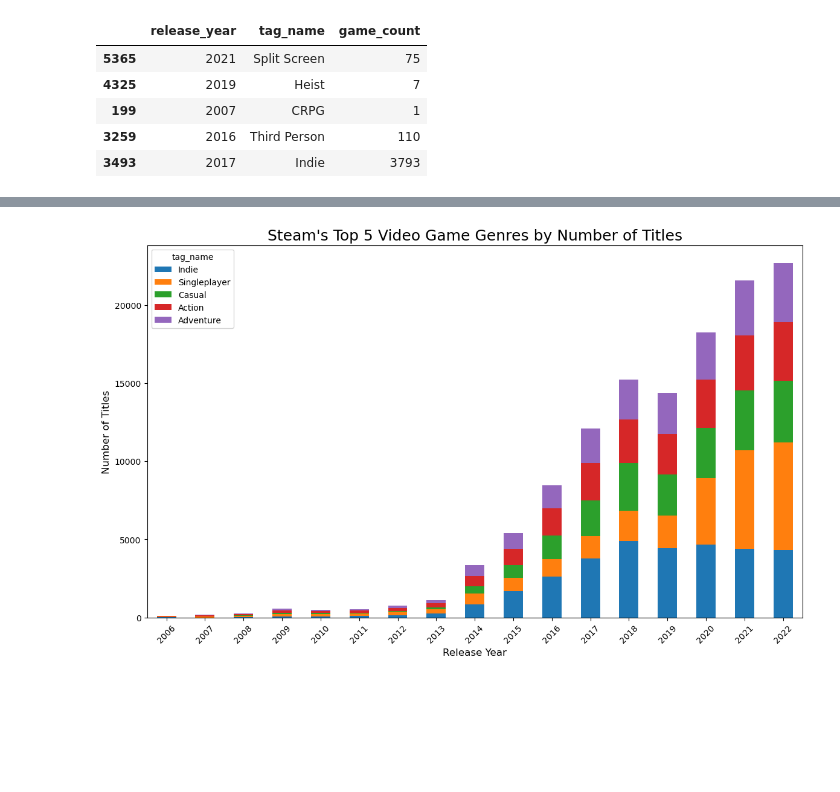
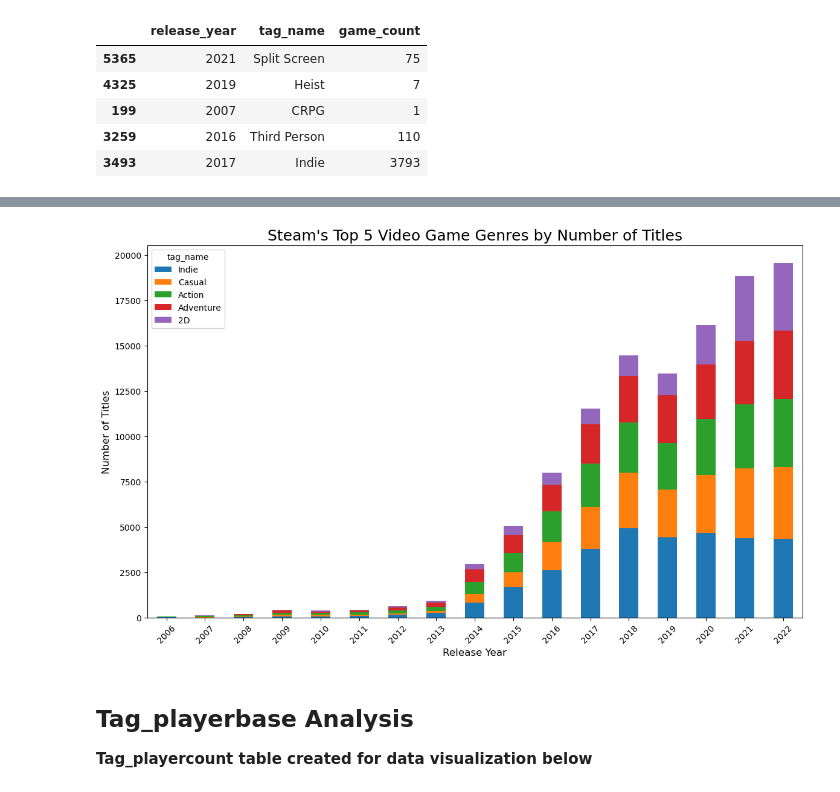
Before and after one commit to xuqc01/Predicting_the_Success_of_Steam_Games, a Jupyter notebook: analysis.ipynb, the cells around one changed output, grey strips where cells are left out. Cells and saved outputs as stored; diff of their text form; code cells hidden in the pictures; blank space fills up the shorter version.

```diff
--- a/analysis.ipynb
+++ b/analysis.ipynb
@@ -65,0 +73,14 @@ with sqlite3.connect('video_game_data_db.sqlite') as conn:
+# %%
+with sqlite3.connect('video_game_data_db.sqlite') as conn:
+    cur = conn.cursor()
+
+    cur.execute("""
+                 SELECT COUNT(*)
+                 FROM game
+                 JOIN player_count ON player_count.id = game.id
+                 WHERE "09_06_1300" = 0
+                 """)
+
+    zero_playerbase = cur.fetchone()[0]
+
+print(f"There are {zero_playerbase} games with 0 active players.")
@@ -143,35 +178,43 @@ for tag in date_tag_gamecount_pivot.columns:
     X = date_tag_gamecount_pivot.index.values.reshape(-1, 1) # dates
     y = date_tag_gamecount_pivot[tag].values # number of games
 
     # Linear Regression Model to find slope
     model = LinearRegression()
     model.fit(X, y)
 
     # Change in the number of games per year
     slope = round(model.coef_[0], 2)
 
     tag_count_slopes['tag_name'].append(tag)
     tag_count_slopes['game_count'].append(slope)
 
 
 # Sorting the dataframe by game count
 tag_count_slopes = pd.DataFrame(tag_count_slopes)
-tag_count_slopes = tag_count_slopes.sort_values(by='game_count', ascending=False)
+
+# Filters out the 'Singleplayer' and 'Multiplayer' tags from the dataframe
+drop_labels = ['Singleplayer', 'Multiplayer']
+tag_count_slopes = tag_count_slopes[~tag_count_slopes['tag_name'].isin(drop_labels)]
+tag_count_slopes = tag_count_slopes.sort_values(by='game_count', ascending=False) # sorting
 
 # Top 5 tags with the largest game count
 top_n_tags = 5
 top_tags_by_gamecount = tag_count_slopes['tag_name'][0:top_n_tags]
 
 
 # Plotting
 fig, ax = plt.subplots(figsize=(14, 8))
 date_tag_gamecount_pivot[top_tags_by_gamecount].plot(kind='bar', stacked=True, ax=ax)
 ax.set_title("Steam's Top 5 Video Game Genres by Number of Titles", size=18)
 ax.set_xlabel("Release Year", size=12)
 ax.set_xticklabels(labels=date_tag_gamecount_pivot.index, rotation=45)
 ax.set_ylabel("Number of Titles", size=12);
 # %% [output]
-[figure, old version]
+[figure, new version]
+# %% [markdown]
+## Tag_playerbase Analysis
+
+**Tag_playercount table created for data visualization below**
 # %%
 # Created a table with the columns tag_name and its weighted average of players (wavg_players)
 with sqlite3.connect('video_game_data_db.sqlite') as conn:
```
Also changed, not shown: parts of 24 cells of this notebook, 2 other files.
